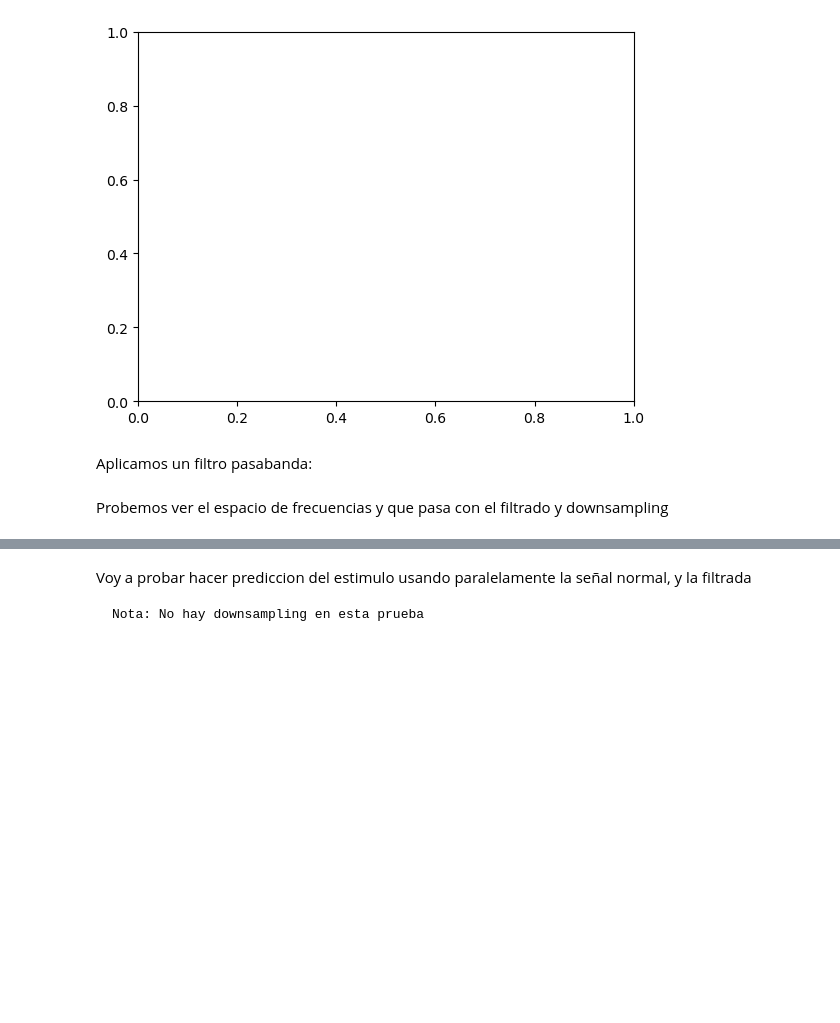
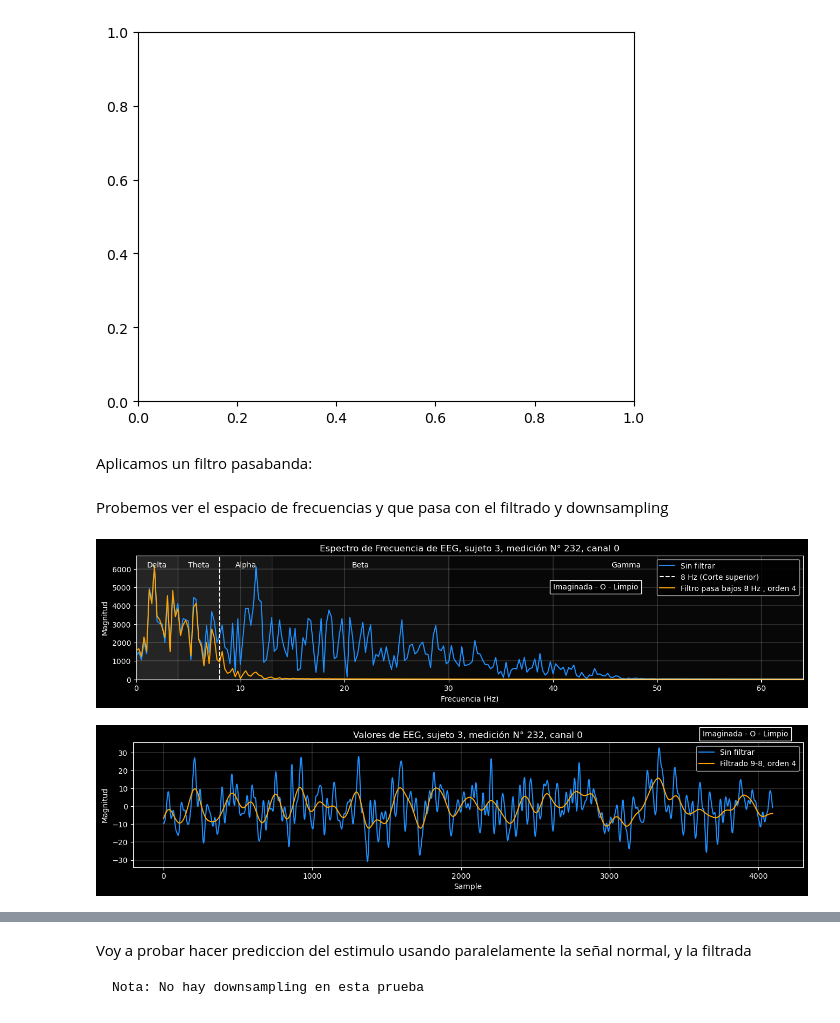
Before and after one commit to enzocatorano/ExtracurricularSinc, a Jupyter notebook: tiempo_frecuencia.ipynb, the cells around one changed output, grey strips where cells are left out. Cells and saved outputs as stored; diff of their text form; code cells hidden in the pictures; blank space fills up the shorter version.

Commit message:
Trabajando con filtros y downsampling

```diff
--- a/tiempo_frecuencia.ipynb
+++ b/tiempo_frecuencia.ipynb
@@ -60,9 +60,10 @@ frecuencias_sin_filtrar = frecuencias_sin_filtrar[:len(frecuencias_sin_filtrar)/
 
 # Filtro
 corte_bajo = 9
-corte_alto = 30
+corte_alto = 8
 orden = 4
-datos_filtrados = mifu.filtrar_butterworth(datos_ordenados, 'band', corte_bajo, corte_alto, fs, orden)
+tipo = 'low'
+datos_filtrados = mifu.filtrar_butterworth(datos_ordenados, tipo, corte_bajo, corte_alto, fs, orden)
 magnitudes_fft_filtrado = np.abs(np.fft.fft(datos_filtrados[0][dato][canal*4096:(canal + 1)*4096]))
 frecuencias_filtrado = np.fft.fftfreq(len(datos_filtrados[0][dato][canal*4096:(canal + 1)*4096]), d = 1/fs)
 magnitudes_fft_filtrado = magnitudes_fft_filtrado[:len(frecuencias_sin_filtrar)//2]
@@ -85,33 +86,43 @@ ondas_cerebrales = [
 for onda in ondas_cerebrales:
     plt.axvspan(onda["inicio"], onda["fin"], color = 'white', alpha = onda['tr'])
     x_pos = (onda["inicio"] + onda["fin"]) / 2
     y_pos = 1.05*max(magnitudes_fft_sin_filtrar)
     plt.text(x_pos, y_pos, onda["nombre"], fontsize=10, ha='center', va='top', color='white')
 
 
 plt.plot(frecuencias_sin_filtrar, magnitudes_fft_sin_filtrar, label = 'Sin filtrar', color = 'dodgerblue')
-plt.plot(frecuencias_filtrado, magnitudes_fft_filtrado, label = ('Filtrado ' + str(corte_bajo) + '-' + str(corte_alto) + ', orden ' + str(orden)), color = 'orange')
 plt.xlim(0, 64)
 plt.title("Espectro de Frecuencia de EEG, sujeto " + str(sujeto) + ', medición N° ' + str(dato + 1) + ', canal ' + str(canal))
 plt.xlabel("Frecuencia (Hz)")
 plt.ylabel("Magnitud")
 plt.ylim(0, max(magnitudes_fft_sin_filtrar)*1.1)
-plt.axvline(corte_bajo, color='white', linestyle='--', label=f'{corte_bajo} Hz (Corte inferior)')
-plt.axvline(corte_alto, color='white', linestyle='--', label=f'{corte_alto} Hz (Corte superior)')
+if tipo == 'band':
+    plt.axvline(corte_bajo, color='white', linestyle='--', label=f'{corte_bajo} Hz (Corte inferior)')
+    plt.axvline(corte_alto, color='white', linestyle='--', label=f'{corte_alto} Hz (Corte superior)')
+    plt.plot(frecuencias_filtrado, magnitudes_fft_filtrado, label = ('Filtro pasabanda ' + str(corte_bajo) + '-' + str(corte_alto) + ' Hz , orden ' + str(orden)), color = 'orange')
+elif tipo == 'low':
+    plt.axvline(corte_alto, color='white', linestyle='--', label=f'{corte_alto} Hz (Corte superior)')
+    plt.plot(frecuencias_filtrado, magnitudes_fft_filtrado, label = ('Filtro pasa bajos ' + str(corte_alto) + ' Hz , orden ' + str(orden)), color = 'orange')
+elif tipo == 'high':
+    plt.axvline(corte_bajo, color='white', linestyle='--', label=f'{corte_bajo} Hz (Corte inferior)')
+    plt.plot(frecuencias_filtrado, magnitudes_fft_filtrado, label = ('Filtro pasa altos ' + str(corte_bajo) + ' Hz , orden ' + str(orden)), color = 'orange')
 plt.text(40, max(magnitudes_fft_sin_filtrar)*0.8, ref_etiq, fontsize=10, bbox = dict(facecolor='black', alpha = 1.0))
 plt.grid(linewidth = 0.2)
 plt.legend()
 plt.show()
 
 # Grafico valores
 plt.figure(figsize=(16, 3))
 plt.style.use('dark_background')
 plt.plot(datos_ordenados[0][dato][canal*4096:(canal + 1)*4096], label = 'Sin filtrar', color = 'dodgerblue')
 plt.plot(datos_filtrados[0][dato][canal*4096:(canal + 1)*4096], label = ('Filtrado ' + str(corte_bajo) + '-' + str(corte_alto) + ', orden ' + str(orden)), color = 'orange')
 plt.title("Valores de EEG, sujeto " + str(sujeto) + ', medición N° ' + str(dato + 1) + ', canal ' + str(canal))
 plt.xlabel("Sample")
 plt.ylabel("Magnitud")
 plt.text(4200, 1.3*max(np.max(datos_ordenados[0][dato][canal*4096:(canal + 1)*4096]), np.max(datos_filtrados[0][dato][canal*4096:(canal + 1)*4096])), ref_etiq, fontsize=10, ha='right', va='top', bbox = dict(facecolor='black', alpha = 1.0))
 plt.grid(linewidth = 0.2)
 plt.legend()
 plt.show()
+# %% [output]
+[figure, added]
+[figure, added]
```
Also changed, not shown: parts of 5 cells of this notebook, 2 other files.
